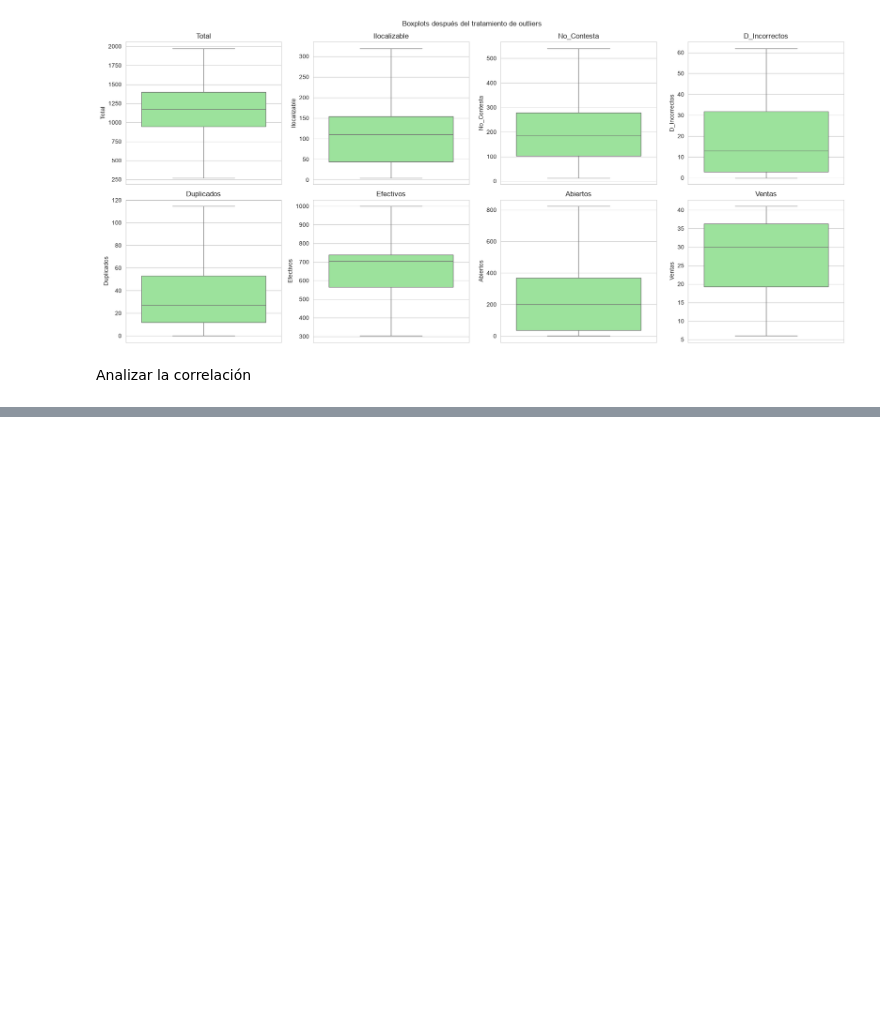
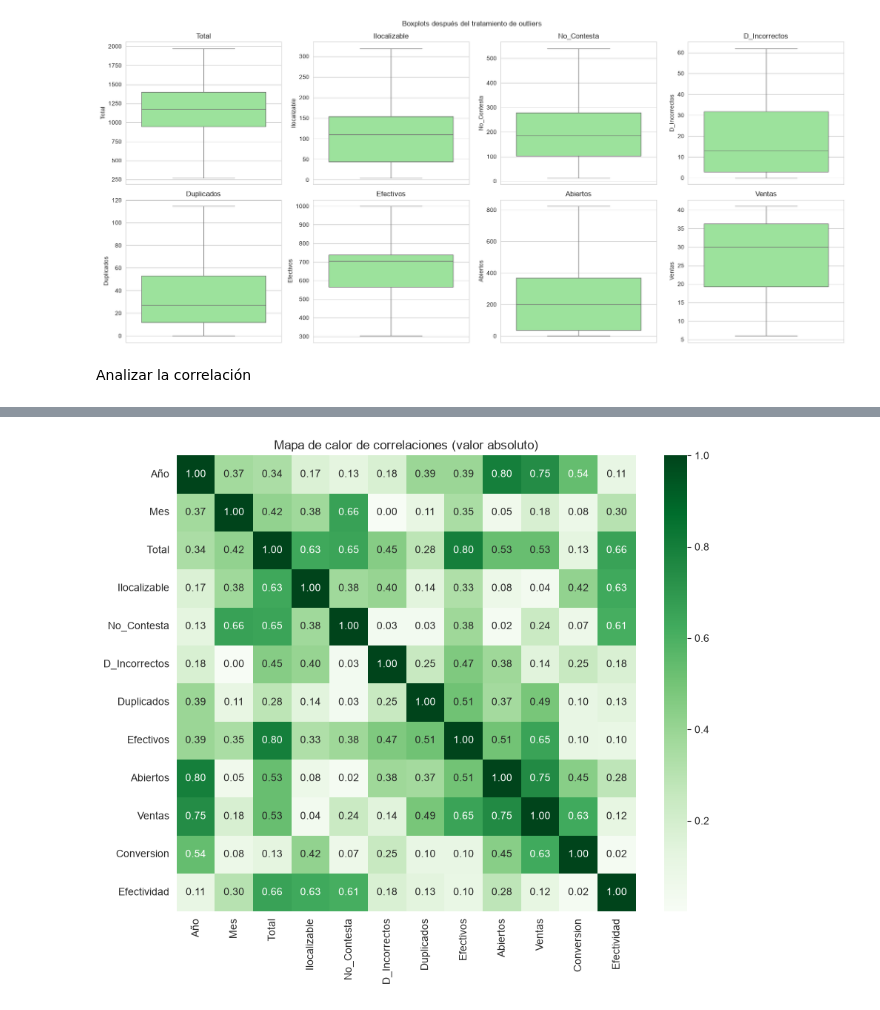
Before and after one commit to a01739713-jpg/Actividad-5, a Jupyter notebook: Actividad5.1/cogigo_act5.ipynb, the cells around one changed output, grey strips where cells are left out. Cells and saved outputs as stored; diff of their text form; code cells hidden in the pictures; blank space fills up the shorter version.

Commit message:
correlacion

```diff
--- a/Actividad5.1/cogigo_act5.ipynb
+++ b/Actividad5.1/cogigo_act5.ipynb
@@ -218,3 +218,7 @@ plt.show()
 [figure]
 # %% [markdown]
 Analizar la correlación
+# %%
+#Matriz de correlación de todas las variables numéricas
+Corr_Factors = df.corr(numeric_only=True)
+Corr_Factors
@@ -220,0 +239,4 @@ Analizar la correlación
+# %%
+#Valor absoluto de las correlaciones
+Corr_Factors1 = abs(Corr_Factors)
+Corr_Factors1
@@ -220,0 +257,8 @@ Analizar la correlación
+# %%
+#Mapa de calor de correlaciones
+plt.figure(figsize=(10, 8))
+Heat_Map = sns.heatmap(Corr_Factors1, cmap='Greens', annot=True, fmt=".2f")
+plt.title('Mapa de calor de correlaciones (valor absoluto)')
+plt.show()
+# %% [output]
+[figure, added]
```
Also changed, not shown: parts of 17 cells of this notebook.
